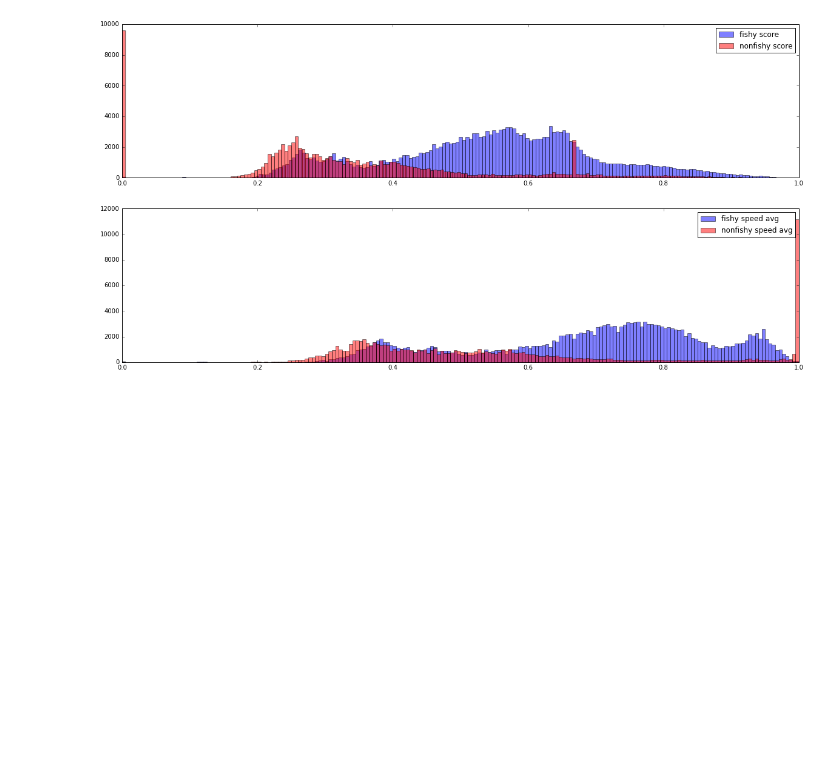
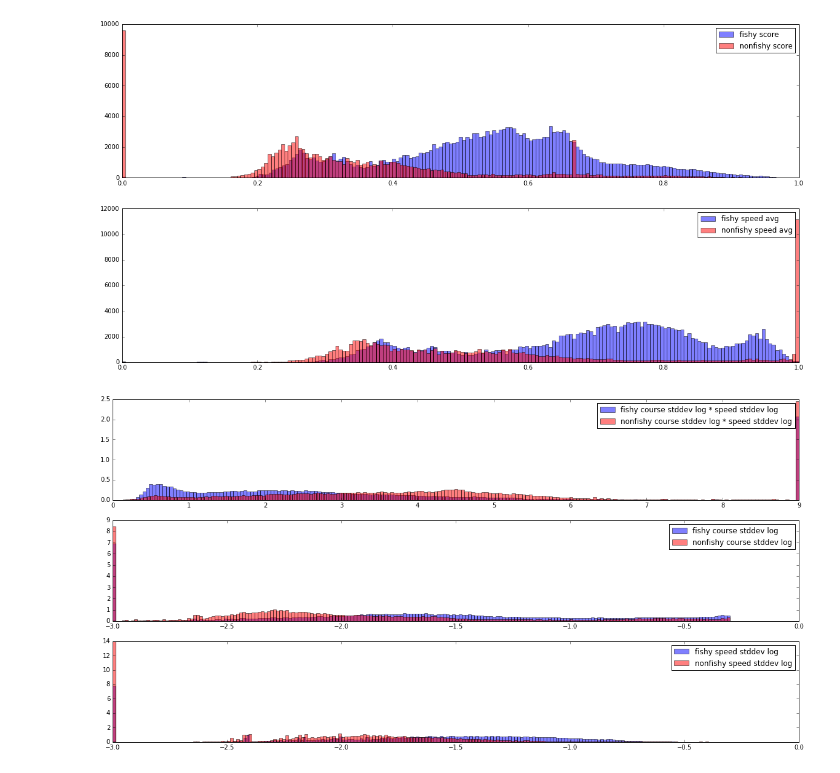
Before and after one commit to marketler/GFW_vessel_scoring, a Jupyter notebook: Classification vs measures.ipynb, the cells around one changed output. Drawn from its saved outputs; the diff is of its cells as text; code cells hidden in the pictures; blank space fills up the shorter version.

```diff
--- a/Classification vs measures.ipynb
+++ b/Classification vs measures.ipynb
@@ -59,19 +81,39 @@ show()
 # %%
 histfig = figure(figsize=(20,10))
 subplot = histfig.add_subplot(211)
-subplot.hist((x[x[:,0] > 0.5][:,1]), bins=200, normed=False, color='b', alpha=0.5, label="fishy score")
-subplot.hist((x[x[:,0] < 0.5][:,1]), bins=200, normed=False, color='r', alpha=0.5, label="nonfishy score")
+subplot.hist(xfishy["measure_new_score"], bins=200, normed=False, color='b', alpha=0.5, label="fishy score")
+subplot.hist(xnonfishy["measure_new_score"], bins=200, normed=False, color='r', alpha=0.5, label="nonfishy score")
 legend()
 
 subplot = histfig.add_subplot(212)
-xfishy = x[x[:,0] > 0.5][:,4]
-xfishy = where(xfishy > 1.0, 1.0, where(xfishy < 0.0, 0, xfishy))
-xnonfishy = x[x[:,0] < 0.5][:,4]
-xnonfishy = where(xnonfishy > 1.0, 1.0, where(xnonfishy < 0.0, 0, xnonfishy))
-subplot.hist(xfishy, bins=200, normed=False, color='b', alpha=0.5, label="fishy speed avg")
-subplot.hist(xnonfishy, bins=200, normed=False, color='r', alpha=0.5, label="nonfishy speed avg")
+xfishy_speed_clamp = clamp(xfishy["measure_speeddavg"], 0, 1)
+xnonfishy_speed_clamp = clamp(xnonfishy["measure_speeddavg"], 0, 1)
+subplot.hist(xfishy_speed_clamp, bins=200, normed=False, color='b', alpha=0.5, label="fishy speed avg")
+subplot.hist(xnonfishy_speed_clamp, bins=200, normed=False, color='r', alpha=0.5, label="nonfishy speed avg")
 legend()
 
 show()
 # %% [output]
 [figure]
+# %%
+histfig = figure(figsize=(20,10))
+
+subplot = histfig.add_subplot(311)
+subplot.hist(log10(xfishy["measure_coursestddev"]+0.001)*log10(xfishy["measure_speedddev"]+0.001), bins=200, normed=True, color='b', alpha=0.5, label="fishy course stddev log * speed stddev log")
+subplot.hist(log10(xnonfishy["measure_coursestddev"]+0.001)*log10(xnonfishy["measure_speedddev"]+0.001), bins=200, normed=True, color='r', alpha=0.5, label="nonfishy course stddev log * speed stddev log")
+legend()
+
+subplot = histfig.add_subplot(312)
+subplot.hist(log10(xfishy["measure_coursestddev"]+0.001), bins=200, normed=True, color='b', alpha=0.5, label="fishy course stddev log")
+subplot.hist(log10(xnonfishy["measure_coursestddev"]+0.001), bins=200, normed=True, color='r', alpha=0.5, label="nonfishy course stddev log")
+legend()
+
+subplot = histfig.add_subplot(313)
+subplot.hist(log10(xfishy["measure_speedddev"]+0.001), bins=200, normed=True, color='b', alpha=0.5, label="fishy speed stddev log")
+subplot.hist(log10(xnonfishy["measure_speedddev"]+0.001), bins=200, normed=True, color='r', alpha=0.5, label="nonfishy speed stddev log")
+legend()
+
+
+show()
+# %% [output]
+[figure, added]
```
Also changed, not shown: parts of 11 cells of this notebook, 1 other file.
